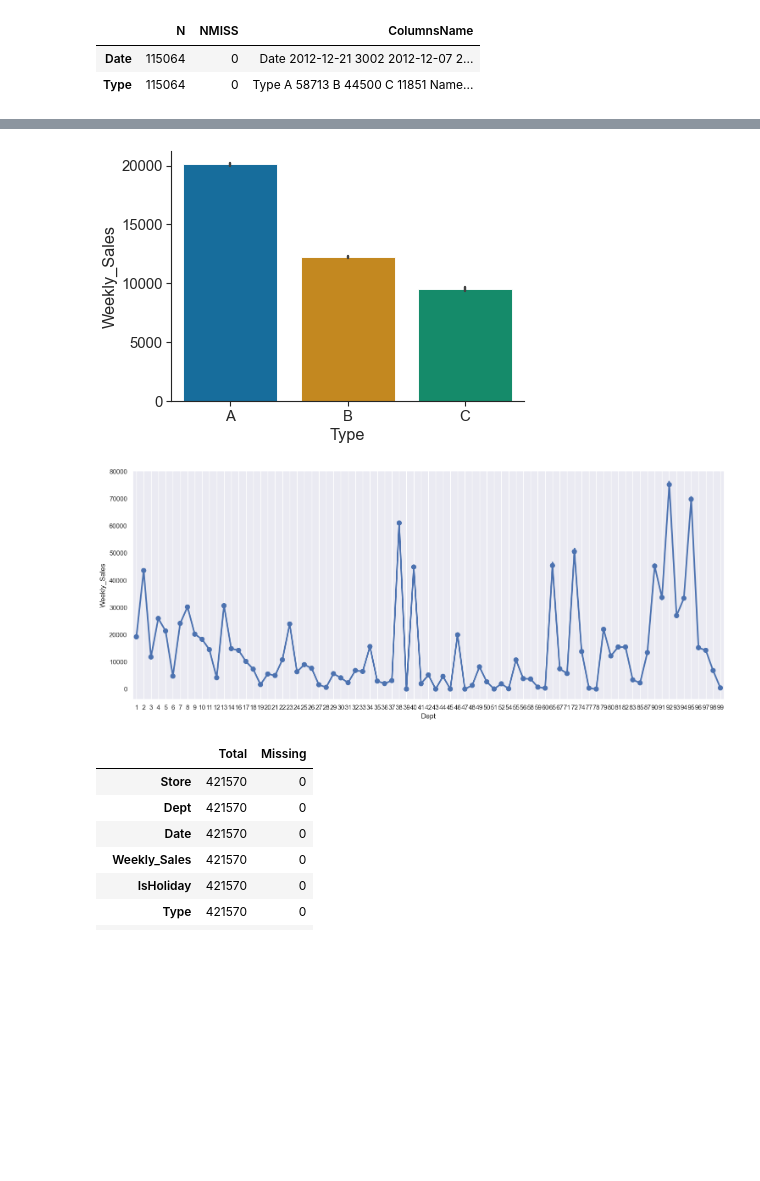
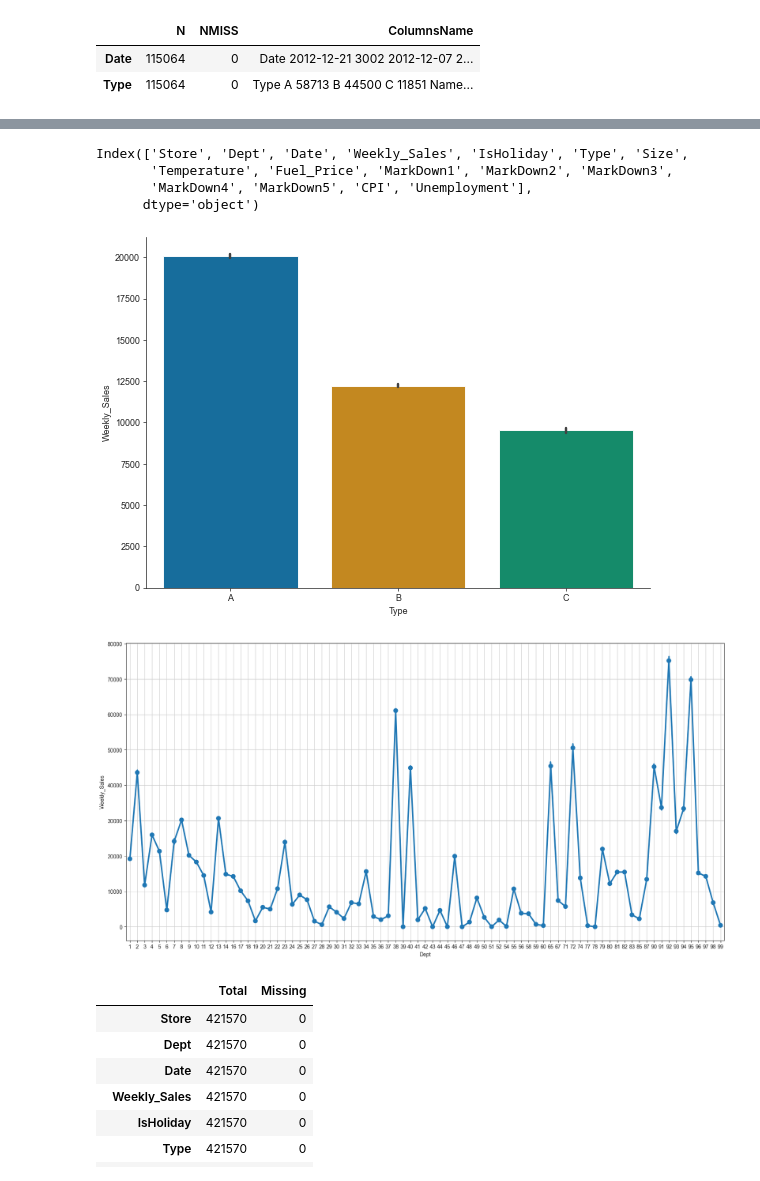
Before and after one commit to MULAKALURI-SAKETH/Walmart-Sales-Forecasting, a Jupyter notebook: Sales forecasting.ipynb, the cells around one changed output, grey strips where cells are left out. Saved outputs shown, nothing was run; the diff lists cells and outputs as text; code cells hidden in the pictures; blank space fills up the shorter version.

```diff
--- a/Sales forecasting.ipynb
+++ b/Sales forecasting.ipynb
@@ -206,7 +212,8 @@ train_corr
 | CPI | -0.211088 | -0.007477 | -0.020921 | -0.001944 | -0.003314 | 0.182112 | -0.164210 | -0.055558 | -0.039534 | ... |
 | Unemployment | 0.208552 | 0.007837 | -0.025864 | 0.010460 | -0.068238 | 0.096730 | -0.033853 | 0.050285 | 0.020940 | ... |
 # %%
-sns.set(rc={"figure.figsize": (20, 10)}, font_scale=1.1)
-sns.heatmap(train_df_temp.corr(),linewidths=0.5,annot=True, cmap="coolwarm")
+plt.figure(figsize=(22, 12))
+sns.set_style(rc={'fontscale': 3.1})
+sns.heatmap(train_df_temp.corr(),linewidths=0.25,annot=True, cmap="coolwarm")
 # %% [output]
 <Axes: >
@@ -232,7 +239,8 @@ test_corr
 | CPI | -0.214872 | -0.006336 | -0.001475 | -0.002916 | 0.280861 | -0.465721 | -0.028729 | -0.059350 | -0.022021 | ... |
 | Unemployment | 0.250321 | 0.004087 | 0.010288 | -0.001988 | 0.022136 | 0.417126 | 0.019241 | -0.000547 | 0.006298 | ... |
 # %%
-sns.set(rc={"figure.figsize": (13, 6)}, font_scale=1.1)
+plt.figure(figsize=(22, 12))
+sns.set_style(rc={'fontscale': 3.1})
 sns.heatmap((test_df_temp.corr()).round(2), linewidths=0.25, annot=True, cmap="coolwarm")
 # %% [output]
 <Axes: >
@@ -240,4 +248,5 @@ sns.heatmap((test_df_temp.corr()).round(2), linewidths=0.25, annot=True, cmap="c
 # %%
-sns.set(rc={'figure.figsize':(14,6)}, palette="colorblind", font_scale=1.5)
-train_df['Store'].value_counts(normalize=True).plot(kind = 'bar')
+sns.set_style(rc={"fontsize": 4.1})
+train_df['Store'].value_counts(normalize=True, ascending=True).plot(kind = 'barh', ylabel='Store', figsize=(20, 14))
+plt.show()
 # %% [output]
@@ -257,17 +266,25 @@ train_df.groupby('Store').agg({'Weekly_Sales':"sum"}).reset_index().sort_values(
+# %%
+train_df.columns
+# %% [output]
+Index(['Store', 'Dept', 'Date', 'Weekly_Sales', 'IsHoliday', 'Type', 'Size',
+       'Temperature', 'Fuel_Price', 'MarkDown1', 'MarkDown2', 'MarkDown3',
+       'MarkDown4', 'MarkDown5', 'CPI', 'Unemployment'],
+      dtype='object')
 # %%
-plt.figure(figsize=(7,5),dpi=65)
-sns.set_style('ticks')
-sns.barplot(x=train_df["Type"], y=train_df["Weekly_Sales"], palette='colorblind')
+plt.figure(figsize=(10,7),dpi=65)
+sns.set_style('ticks', rc={"fontsize": 4.1})
+sns.barplot(train_df, x="Type", y="Weekly_Sales", palette='colorblind')
 sns.despine()
 # %% [output]
-[figure, old version]
+[figure, new version]
 # %%
-sns.set_style('darkgrid')
-sns.set(rc={'figure.figsize':(18,7)})
+# sns.set_style('darkgrid')
+sns.set_style(rc={'fontsize':4.1})
+plt.figure(figsize=(20, 10))
 sns.pointplot(x='Dept', y='Weekly_Sales',data=train_df)
 plt.grid()
 # %% [output]
-[figure, old version]
+[figure, new version]
 # %%
 train_df.apply(Missing_Inspection).T
 # %% [output]
```
Also changed, not shown: parts of 26 cells of this notebook, 1 other file.
